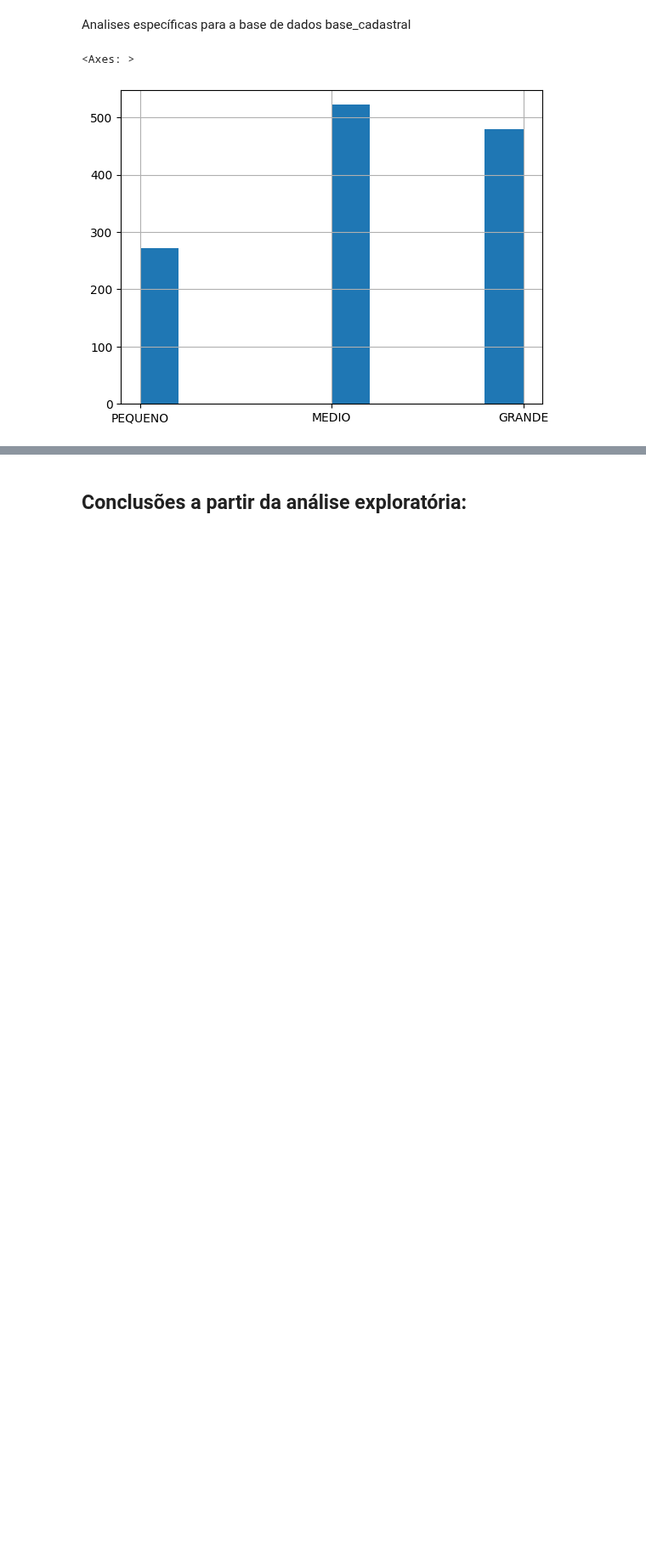
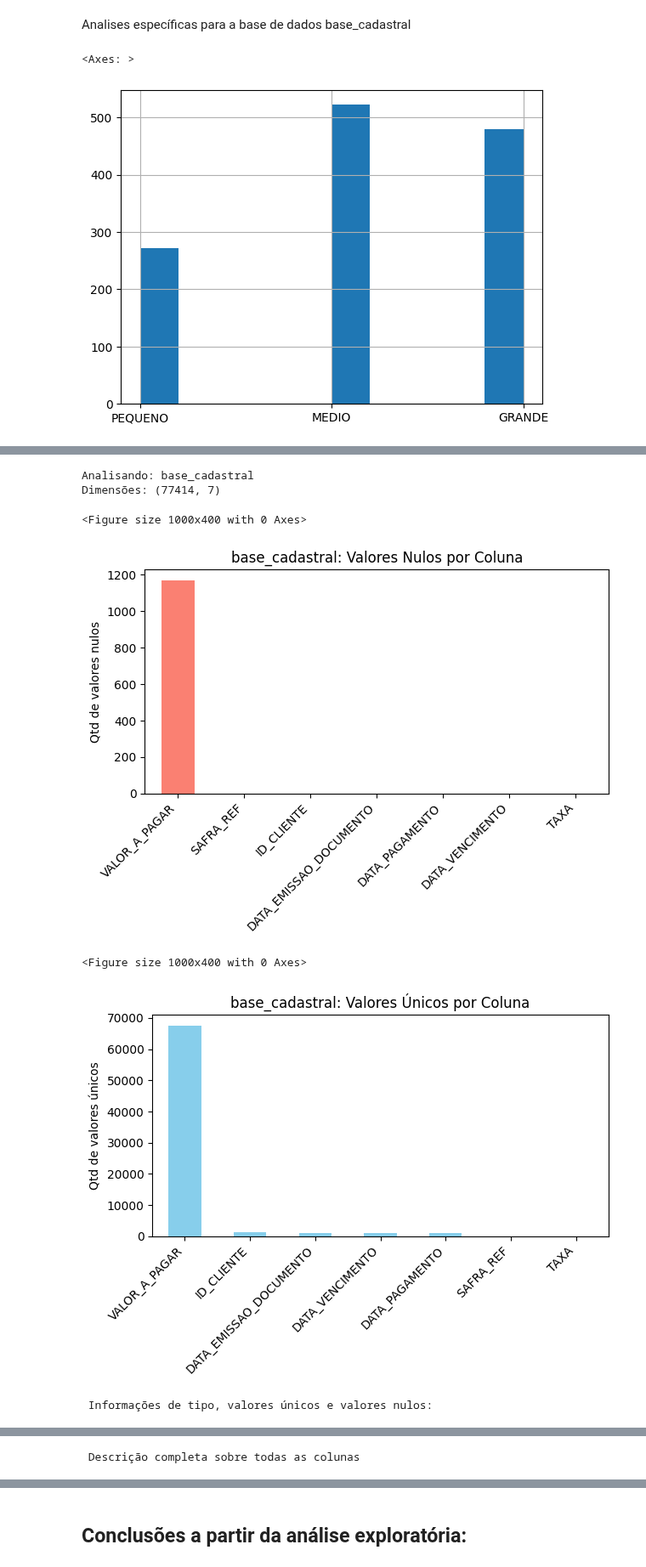
Before and after one commit to mmdes/default-risk-analysis, a Jupyter notebook: notebooks/exploratory_analysis.ipynb, the cells around one changed output, grey strips where cells are left out. Shown at 85% size. Cells and saved outputs as stored; diff of their text form; code cells hidden in the pictures; blank space fills up the shorter version.

```diff
--- a/notebooks/exploratory_analysis.ipynb
+++ b/notebooks/exploratory_analysis.ipynb
@@ -210,0 +378,11 @@ plt.tight_layout()
+# %%
+analise_basica_pagamentos_desenvolvimento = faz_analise_basica(base_pagamentos_desenvolvimento, "base_cadastral")
+plot_analises(analise_basica_pagamentos_desenvolvimento)
+# %% [output]
+Analisando: base_cadastral
+Dimensões: (77414, 7)
+<Figure size 1000x400 with 0 Axes>
+[figure, added]
+<Figure size 1000x400 with 0 Axes>
+[figure, added]
+ Informações de tipo, valores únicos e valores nulos:
@@ -210,0 +397 @@ plt.tight_layout()
+ Descrição completa sobre todas as colunas
```
Also changed, not shown: parts of 17 cells of this notebook.
